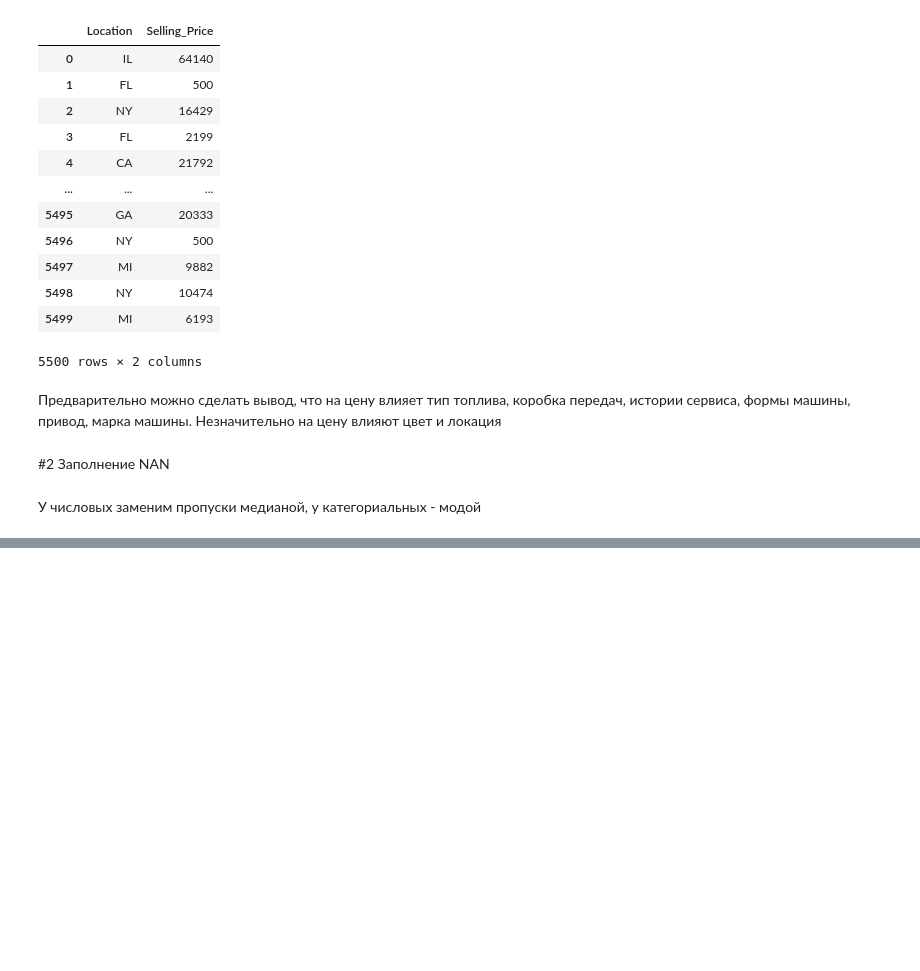
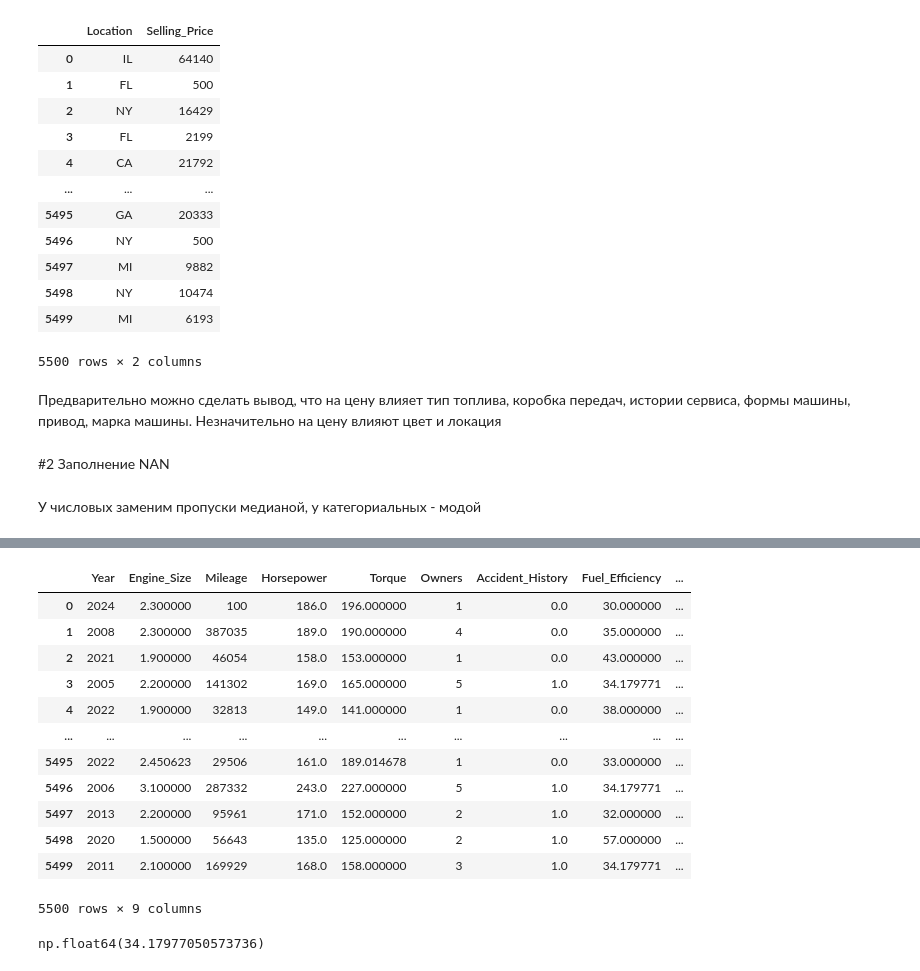
Before and after one commit to kataamb/notebooks_data_analysis, a Jupyter notebook: kaggle_automobile_prices/kaggle_automobile_dataset_analysis.ipynb, the cells around one changed output, grey strips where cells are left out. Cells and saved outputs as stored; diff of their text form; code cells hidden in the pictures; blank space fills up the shorter version.

```diff
--- a/kaggle_automobile_prices/kaggle_automobile_dataset_analysis.ipynb
+++ b/kaggle_automobile_prices/kaggle_automobile_dataset_analysis.ipynb
@@ -223,0 +261,20 @@ location_data = df[['Location', 'Selling_Price']]
+# %%
+df[number_features]
+# %% [output]
+|  | Year | Engine_Size | Mileage | Horsepower | Torque | Owners | Accident_History | Fuel_Efficiency | ... |
+| 0 | 2024 | 2.300000 | 100 | 186.0 | 196.000000 | 1 | 0.0 | 30.000000 | ... |
+| 1 | 2008 | 2.300000 | 387035 | 189.0 | 190.000000 | 4 | 0.0 | 35.000000 | ... |
+| 2 | 2021 | 1.900000 | 46054 | 158.0 | 153.000000 | 1 | 0.0 | 43.000000 | ... |
+| 3 | 2005 | 2.200000 | 141302 | 169.0 | 165.000000 | 5 | 1.0 | 34.179771 | ... |
+| 4 | 2022 | 1.900000 | 32813 | 149.0 | 141.000000 | 1 | 0.0 | 38.000000 | ... |
+| ... | ... | ... | ... | ... | ... | ... | ... | ... | ... |
+| 5495 | 2022 | 2.450623 | 29506 | 161.0 | 189.014678 | 1 | 0.0 | 33.000000 | ... |
+| 5496 | 2006 | 3.100000 | 287332 | 243.0 | 227.000000 | 5 | 1.0 | 34.179771 | ... |
+| 5497 | 2013 | 2.200000 | 95961 | 171.0 | 152.000000 | 2 | 1.0 | 32.000000 | ... |
+| 5498 | 2020 | 1.500000 | 56643 | 135.0 | 125.000000 | 2 | 1.0 | 57.000000 | ... |
+| 5499 | 2011 | 2.100000 | 169929 | 168.0 | 158.000000 | 3 | 1.0 | 34.179771 | ... |
+5500 rows × 9 columns
+# %%
+df['Fuel_Efficiency'].mean()
+# %% [output]
+np.float64(34.17977050573736)
```
Also changed, not shown: parts of 6 cells of this notebook.
